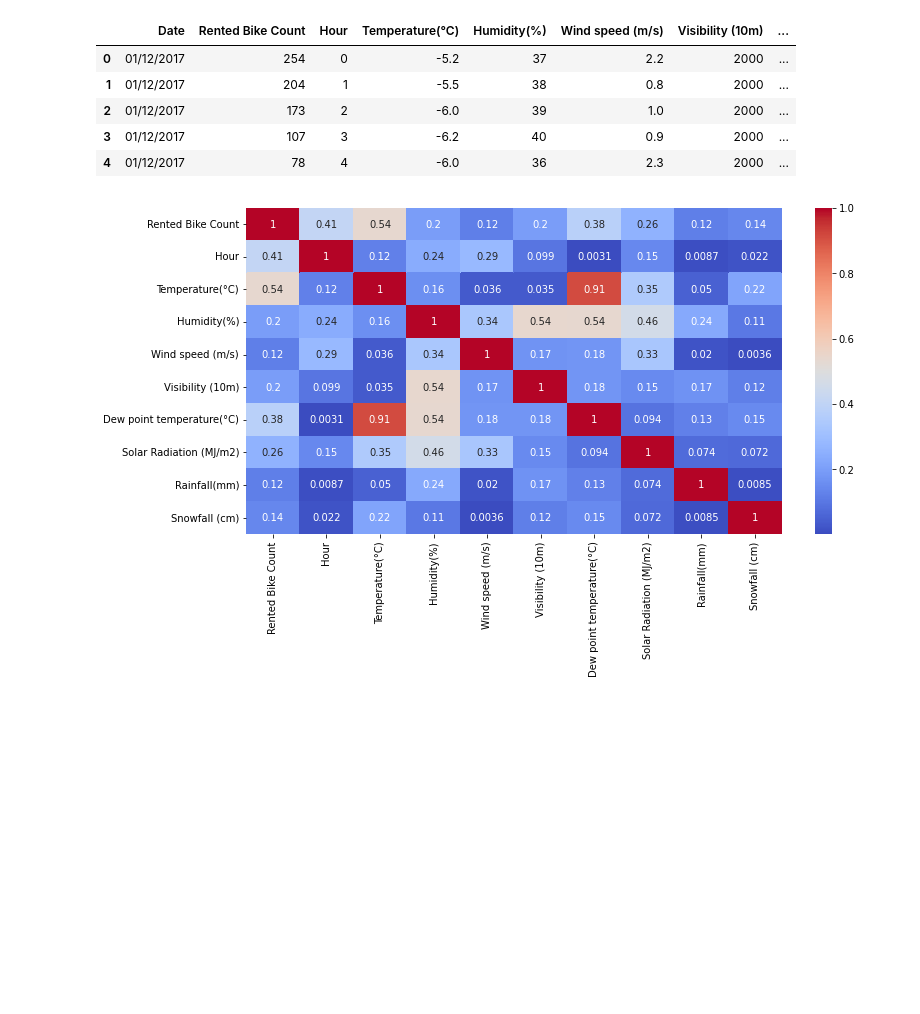
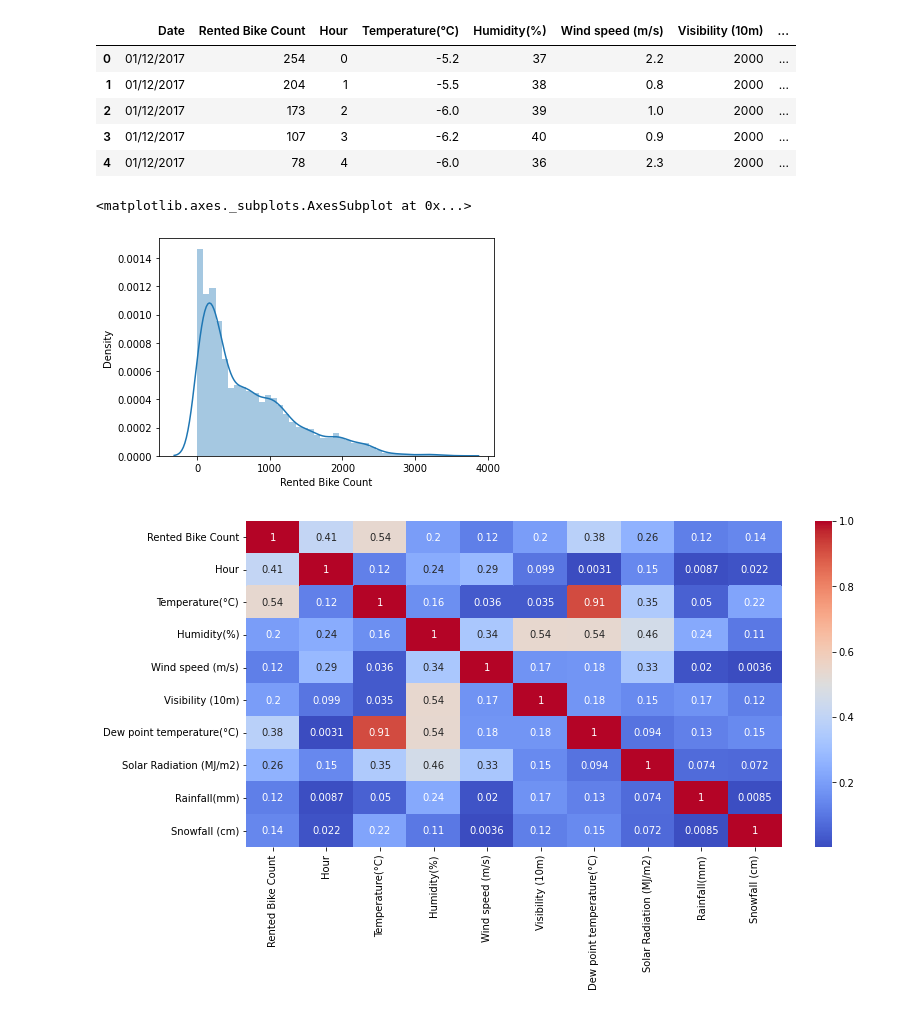
Before and after one commit to suchirmm/seoulbike, a Jupyter notebook: project_seoulbike.ipynb, the cells around one changed output. Drawn from its saved outputs; the diff is of its cells as text; code cells hidden in the pictures; blank space fills up the shorter version.

```diff
--- a/project_seoulbike.ipynb
+++ b/project_seoulbike.ipynb
@@ -78,6 +79,11 @@ data.head()
 | 2 | 01/12/2017 | 173 | 2 | -6.0 | 39 | 1.0 | 2000 | ... |
 | 3 | 01/12/2017 | 107 | 3 | -6.2 | 40 | 0.9 | 2000 | ... |
 | 4 | 01/12/2017 | 78 | 4 | -6.0 | 36 | 2.3 | 2000 | ... |
+# %%
+sns.distplot(a = data['Rented Bike Count'], kde = True)
+# %% [output]
+<matplotlib.axes._subplots.AxesSubplot at 0x...>
+[figure, added]
 # %%
 plt.figure(figsize = (12,6))
 correlation = data.corr()
```
Also changed, not shown: parts of 41 cells of this notebook.
